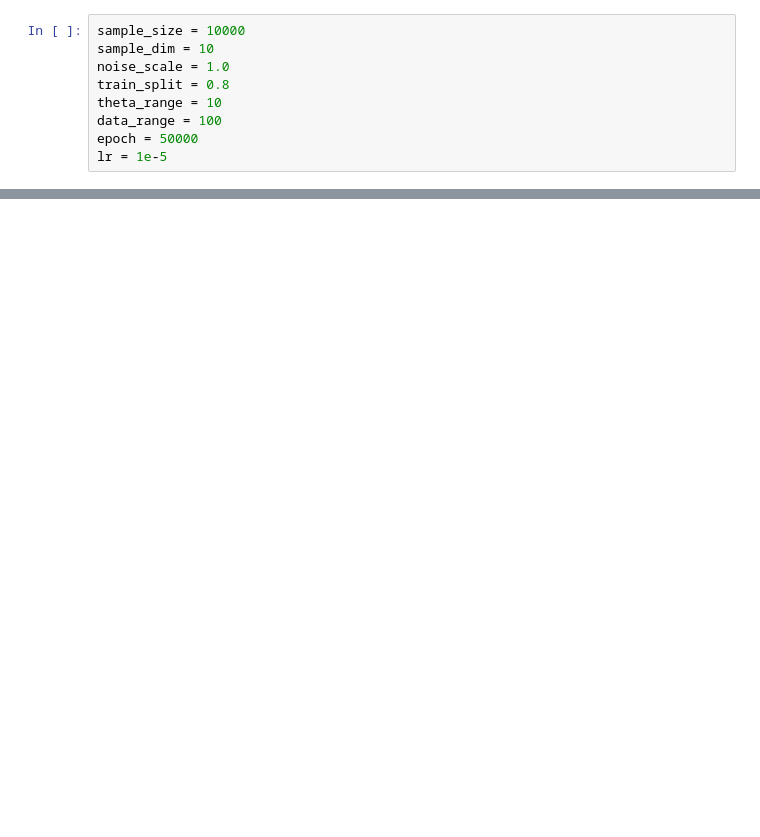
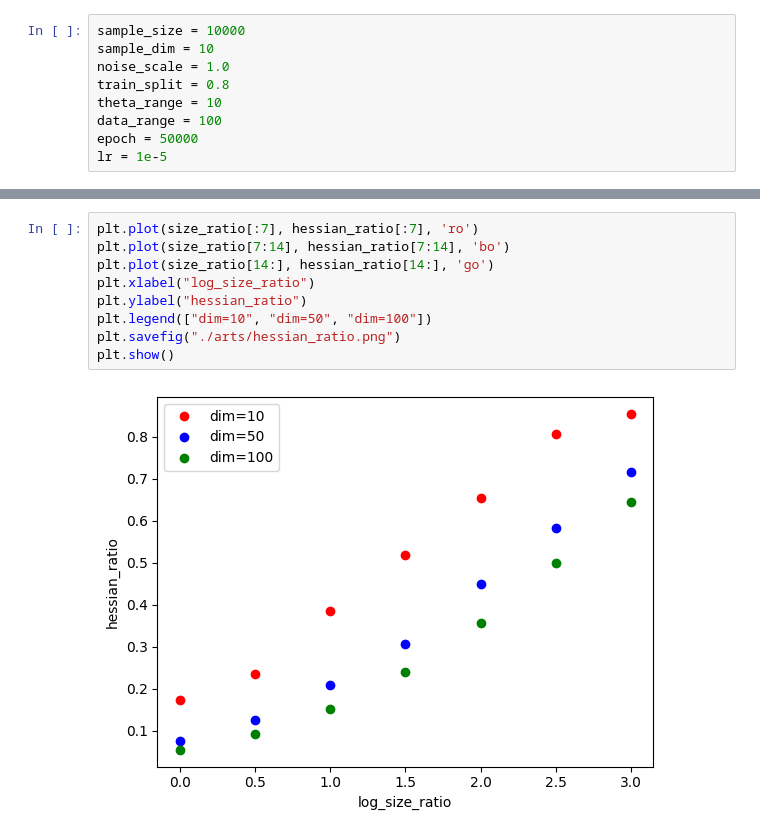
Before and after one commit to Yasgant/pytorch-ewc, a Jupyter notebook: hessian.ipynb, the cells around one changed output, grey strips where cells are left out. Cells and saved outputs as stored; diff of their text form; blank space fills up the shorter version.

```diff
--- a/hessian.ipynb
+++ b/hessian.ipynb
@@ -57,0 +98,11 @@ Ratio: 0.857041043482722
+# %%
+plt.plot(size_ratio[:7], hessian_ratio[:7], 'ro')
+plt.plot(size_ratio[7:14], hessian_ratio[7:14], 'bo')
+plt.plot(size_ratio[14:], hessian_ratio[14:], 'go')
+plt.xlabel("log_size_ratio")
+plt.ylabel("hessian_ratio")
+plt.legend(["dim=10", "dim=50", "dim=100"])
+plt.savefig("./arts/hessian_ratio.png")
+plt.show()
+# %% [output]
+[figure, added]
```
Also changed, not shown: parts of 7 cells of this notebook, 3 other files.
